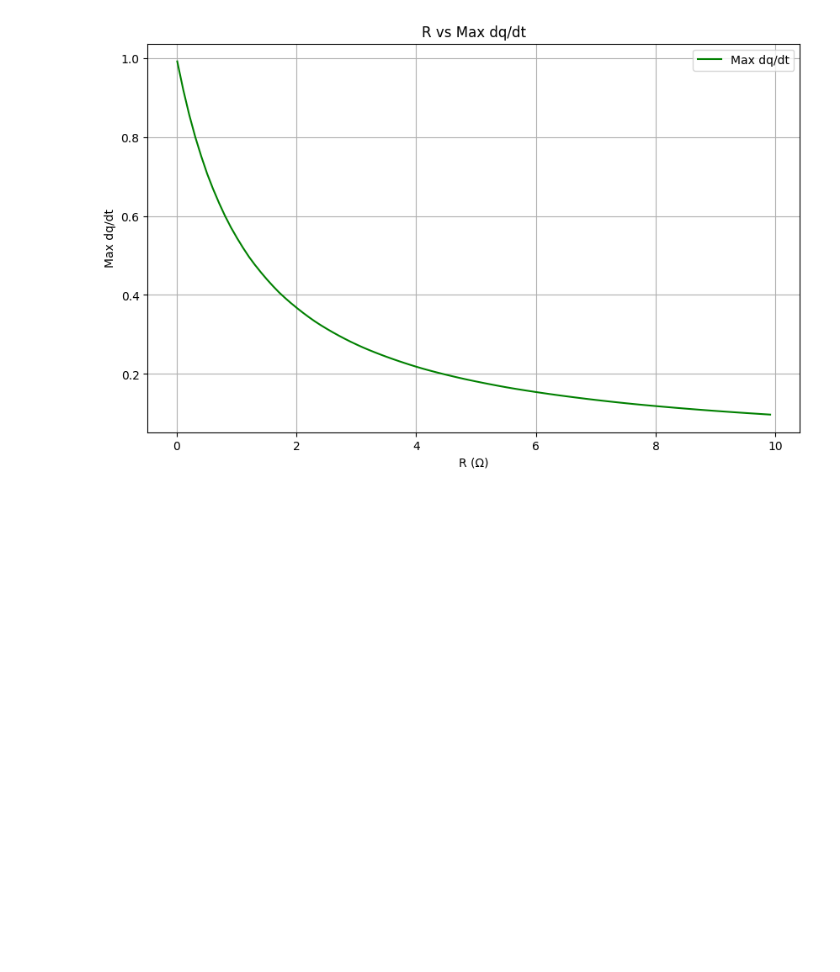
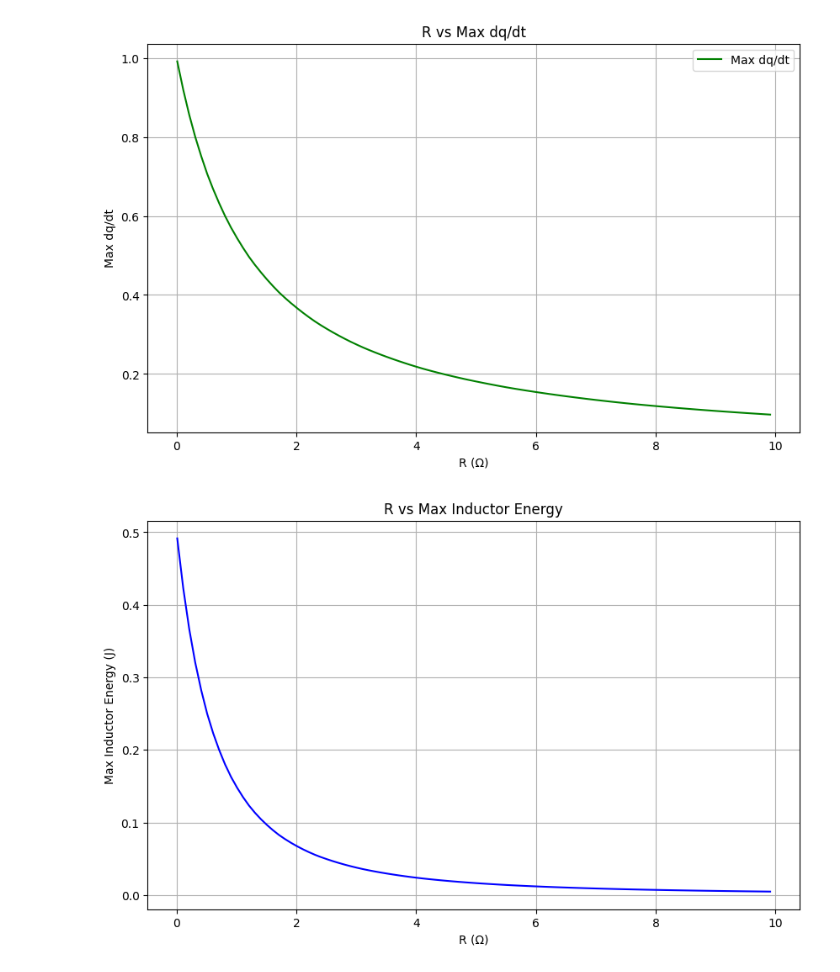
Before and after one commit to daehyeok48/physicsproj, a Jupyter notebook: simulation2.ipynb, the cells around one changed output. Saved outputs shown, nothing was run; the diff lists cells and outputs as text; code cells hidden in the pictures; blank space fills up the shorter version.

```diff
--- a/simulation2.ipynb
+++ b/simulation2.ipynb
@@ -214,3 +224,56 @@ plt.grid(True)
 plt.show()
 # %% [output]
 [figure]
+# %%
+# 파라미터 설정
+L = 1.0  # 인덕턴스 (H)
+C = 1.0  # 커패시턴스 (F)
+
+
+# 미분 방정식 정의
+def model(y, t, L, R, C):
+    q, dqdt = y
+    dydt = [dqdt, -(R / L) * dqdt - (1 / (L * C)) * q]
+    return dydt
+
+
+# 초기 조건 설정 (예: 초기 전하와 초기 속도)
+y0 = [1.0, 0.0]  # 초기 전하량 q(0) = 1.0, 초기 속도 dq/dt(0) = 0.0
+
+# 시간 범위 설정
+t = np.linspace(0, 50, 500)  # 0초부터 50초까지 500개의 시간 점
+
+# R 값 범위 설정
+R_values = np.arange(0.01, 10.0, 0.1)  # R을 0.01부터 10까지 0.1 단위로 설정
+
+# 결과 저장용 리스트
+results = []
+
+# 각 R 값에 대해 시뮬레이션 수행
+for R in R_values:
+    # 미분 방정식 풀이
+    solution = odeint(model, y0, t, args=(L, R, C))
+
+    # 전류 I(t) 계산 (I(t) = dq/dt)
+    I_t = solution[:, 1]  # dq/dt
+
+    # 최대 전류 I의 절대값 저장
+    max_I = np.max(np.abs(I_t))
+
+    # 최대 인덕터 자기에너지 저장 (1/2 * L * I^2)
+    max_magnetic_energy = 0.5 * L * max_I**2
+    results.append((R, max_magnetic_energy))  # 최대 자기에너지 저장
+
+# 결과를 numpy 배열로 변환
+results = np.array(results)
+
+# 결과 시각화
+plt.figure(figsize=(10, 6))
+plt.plot(results[:, 0], results[:, 1], label="Max Magnetic Energy", color="blue")
+plt.title("R vs Max Inductor Energy")
+plt.xlabel("R (Ω)")
+plt.ylabel("Max Inductor Energy (J)")
+plt.grid(True)
+plt.show()
+# %% [output]
+[figure, added]
```
Also changed, not shown: parts of 5 cells of this notebook.
